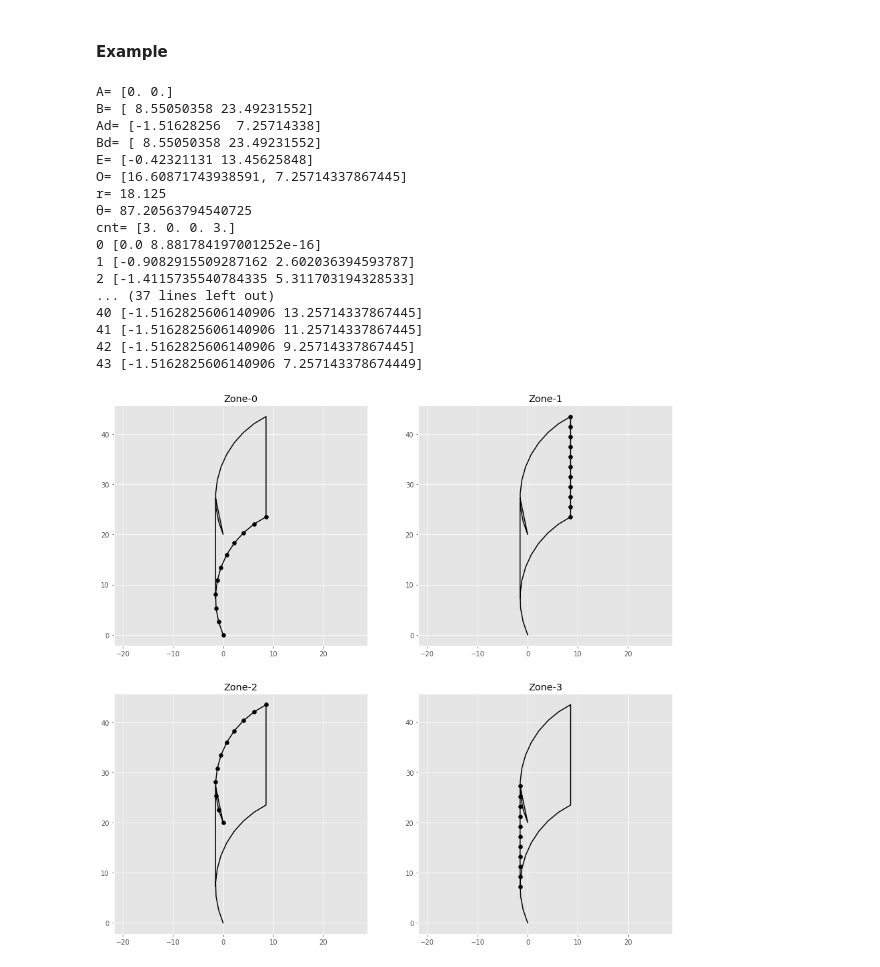
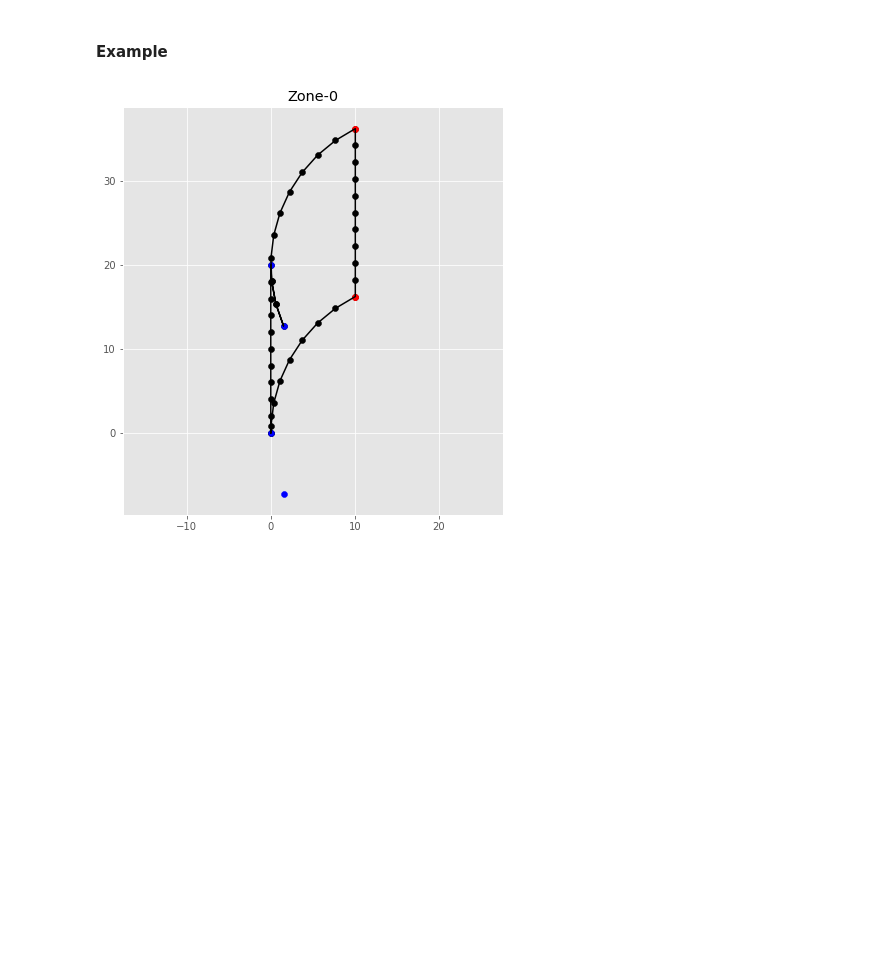
Before and after one commit to TerukiKOJIMA/WindowThermalSpec, a Jupyter notebook: HorizontalBlindAngularProperty.ipynb, the cells around one changed output. Saved outputs shown, nothing was run; the diff lists cells and outputs as text; code cells hidden in the pictures; blank space fills up the shorter version.

```diff
--- a/HorizontalBlindAngularProperty.ipynb
+++ b/HorizontalBlindAngularProperty.ipynb
@@ -1245,7 +1299,7 @@ def position_vector_qd(K, q, A, B, C, D, Ad, Bd, Cd, Dd):
 # %%
 if __name__ == '__main__':
     #hbl_input( W, d, S, REFUS, REFUD, REFLS, REFLD, psi, phi )
-    hbl = hbl_input( 25., 5., 20., 0.8, 0.8, 0.2, 0.2, 70., 30. )
+    hbl = hbl_input( 25., 5., 20., 0.8, 0.8, 0.2, 0.2, 70., 30. )#d<0未考慮, dが大きすぎると下のスラットを貫通する場合がある
     #hbl = hbl_input( 25., 0., 20., 0.8, 0.8, 0.2, 0.2, 70., 30. )
 
     # W：スラット幅 (mm)
@@ -1263,86 +1317,52 @@ if __name__ == '__main__':
     A = slat_edge_position(hbl)[0]
     B = slat_edge_position(hbl)[1]
     C = slat_edge_position(hbl)[2]
     D = slat_edge_position(hbl)[3]
     E = slat_edge_position(hbl)[4]
     F = slat_edge_position(hbl)[5]
 
     O = slat_circle(hbl, A, B, E)[0]
     r = slat_circle(hbl, A, B, E)[1]
     theta = slat_circle(hbl, A, B, E)[2]
 
     Ad = slat_additional_position(hbl, O, r, A, B)[0]
     Bd = slat_additional_position(hbl, O, r, A, B)[1]
     Cd = slat_additional_position(hbl, O, r, A, B)[2]
     Dd = slat_additional_position(hbl, O, r, A, B)[3]
 
-    if hbl.d == 0: q = position_vector_flat_q(hbl, K)
-    elif hbl.d != 0: q = position_vector_curve_q(hbl, K, O, r, theta, A, B, C, D, Ad, Bd, Cd, Dd)
+    if hbl.d == 0:
+        q = position_vector_flat_q(hbl, K)[0]
+        sK = position_vector_flat_q(hbl, K)[1]
+    elif hbl.d != 0:
+        qd = position_vector_curve_qd(hbl, K, O, r, theta, A, B, C, D, Ad, Bd, Cd, Dd)
 
-    cnt = position_vector_qd(K, q, A, B, C, D, Ad, Bd, Cd, Dd)[0]
-    qd = position_vector_qd(K, q, A, B, C, D, Ad, Bd, Cd, Dd)[1]
-    Kd = position_vector_qd(K, q, A, B, C, D, Ad, Bd, Cd, Dd)[2]
+        out_pt = position_specific_qd(hbl, K, qd, A, B, C, D, Ad, Bd, Cd, Dd)[0]
+        in_pt = position_specific_qd(hbl, K, qd, A, B, C, D, Ad, Bd, Cd, Dd)[1]
 
-    print('A=', A)
-    print('B=', B)
-    print('Ad=', Ad)
-    print('Bd=', Bd)
-    print('E=', E)
-    print('O=', O)
-    print('r=', r)
-    print('θ=', theta)
+        q = position_vector_curve_q(hbl, K, qd, A, B, C, D, Ad, Bd, Cd, Dd, out_pt, in_pt)[0]
+        sK = position_vector_curve_q(hbl, K, qd, A, B, C, D, Ad, Bd, Cd, Dd, out_pt, in_pt)[1]
 
-    print('cnt=', cnt)
-    #print(q)
-
-    Kdall = np.sum(Kd)
-    for i in range(Kdall):
-        print(i, qd[i])
-
-    l = 5
+    l = 2
     ax = np.empty(l, dtype = np.object)
     fig = plt.figure(figsize = (15, 7.5 * ((l + 1) // 2)))
     plt.style.use('ggplot')
 
     for ll in range(l-1):
         ax[ll] = fig.add_subplot((l+1) // 2, 2, ll + 1)
         ax[ll].set_title('Zone-' + str(ll))
-        if ll == 0:
-            ax[ll].scatter(qd[:Kd[0], 0], qd[:Kd[0], 1], color='k')
-        elif ll == 1:
-            ax[ll].scatter(qd[Kd[0]:Kd[0]+Kd[1], 0], qd[Kd[0]:Kd[0]+Kd[1], 1], color='k')
-        elif ll == 2:
-            ax[ll].scatter(qd[Kd[0]+Kd[1]:Kd[0]+Kd[1]+Kd[2], 0], qd[Kd[0]+Kd[1]:Kd[0]+Kd[1]+Kd[2], 1], color='k')
-        elif ll == 3:
-            ax[ll].scatter(qd[Kd[0]+Kd[1]+Kd[2]:Kd[0]+Kd[1]+Kd[2]+Kd[3], 0], qd[Kd[0]+Kd[1]+Kd[2]:Kd[0]+Kd[1]+Kd[2]+Kd[3], 1], color='k')
-        ax[ll].plot(qd[:, 0], qd[:, 1], color='k')
-        #ax[ll].scatter(A[0], A[1], color='b')
-        #ax[ll].scatter(B[0], B[1], color='r')
-        #ax[ll].scatter(C[0], C[1], color='r')
-        #ax[ll].scatter(D[0], D[1], color='b')
-        #ax[ll].scatter(Ad[0], Ad[1], color='b')
-        #ax[ll].scatter(Bd[0], Bd[1], color='r')
-        #ax[ll].scatter(Cd[0], Cd[1], color='r')
-        #ax[ll].scatter(Dd[0], Dd[1], color='b')
+        ax[ll].plot(q[:, 0], q[:, 1], color='k')
+        ax[ll].scatter(q[:, 0], q[:, 1], color='k')
+
+        ax[ll].scatter(A[0]-Ad[0], A[1]-Ad[1], color='b')
+        ax[ll].scatter(B[0]-Ad[0], B[1]-Ad[1], color='r')
+        ax[ll].scatter(C[0]-Ad[0], C[1]-Ad[1], color='r')
+        ax[ll].scatter(D[0]-Ad[0], D[1]-Ad[1], color='b')
+        ax[ll].scatter(Ad[0]-Ad[0], Ad[1]-Ad[1], color='b')
+        ax[ll].scatter(Bd[0]-Ad[0], Bd[1]-Ad[1], color='r')
+        ax[ll].scatter(Cd[0]-Ad[0], Cd[1]-Ad[1], color='r')
+        ax[ll].scatter(Dd[0]-Ad[0], Dd[1]-Ad[1], color='b')
         plt.axis('equal')
 
     plt.show()
 # %% [output]
-A= [0. 0.]
-B= [ 8.55050358 23.49231552]
-Ad= [-1.51628256  7.25714338]
-Bd= [ 8.55050358 23.49231552]
-E= [-0.42321131 13.45625848]
-O= [16.60871743938591, 7.25714337867445]
-r= 18.125
-θ= 87.20563794540725
-cnt= [3. 0. 0. 3.]
-0 [0.0 8.881784197001252e-16]
-1 [-0.9082915509287162 2.602036394593787]
-2 [-1.4115735540784335 5.311703194328533]
-... (37 lines left out)
-40 [-1.5162825606140906 13.25714337867445]
-41 [-1.5162825606140906 11.25714337867445]
-42 [-1.5162825606140906 9.25714337867445]
-43 [-1.5162825606140906 7.257143378674449]
-[figure, old version]
+[figure, new version]
```
Also changed, not shown: parts of 14 cells of this notebook.
